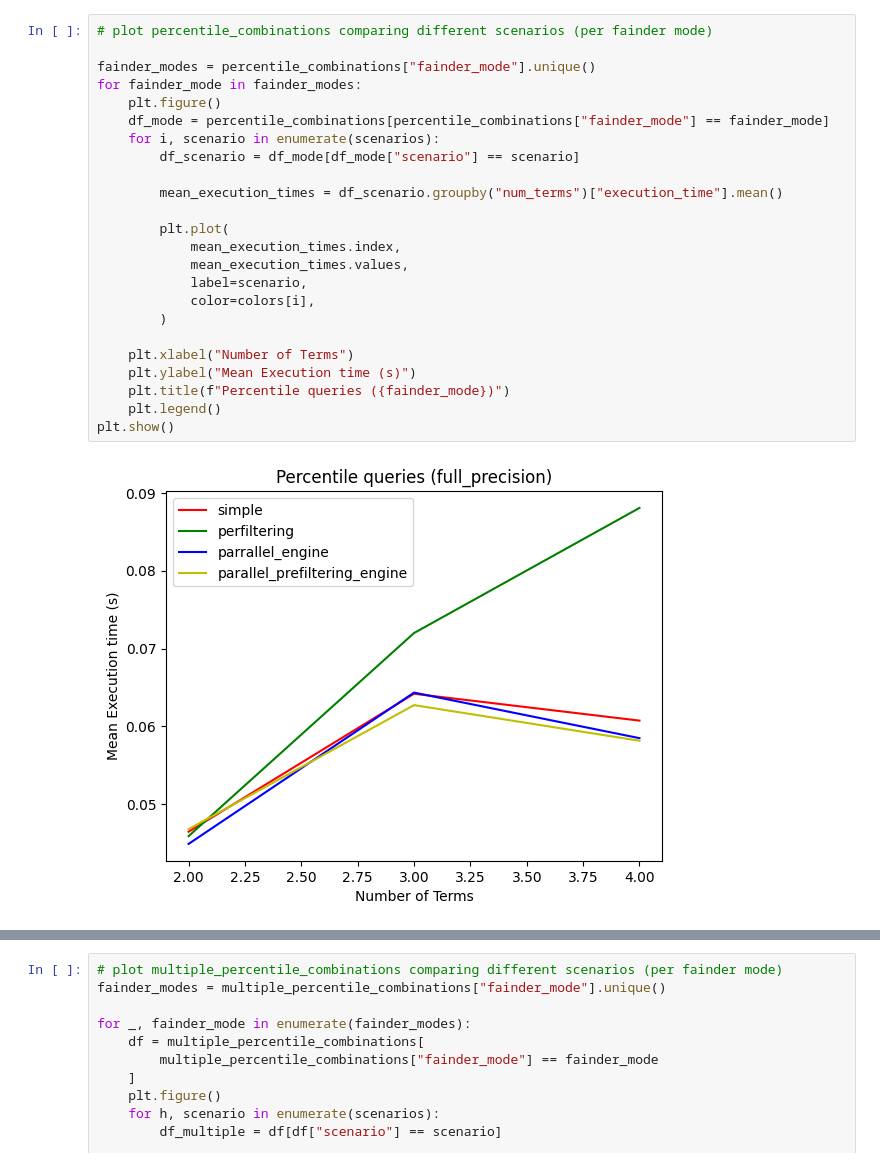
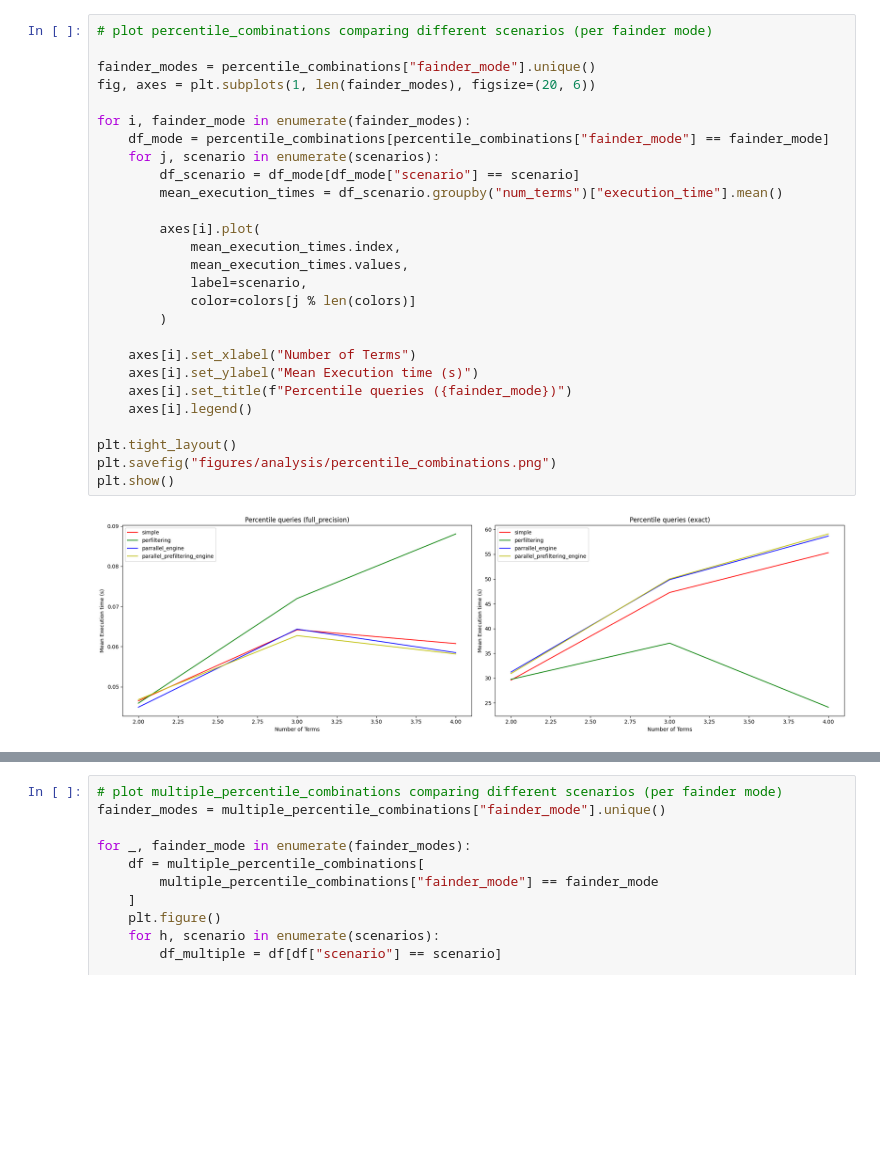
Before and after one commit to leonardgeissler/fainder-demo, a Jupyter notebook: analysis/performance_tests/analysis.ipynb, the cells around one changed output, grey strips where cells are left out. Drawn from its saved outputs; the diff is of its cells as text; blank space fills up the shorter version.

```diff
--- a/analysis/performance_tests/analysis.ipynb
+++ b/analysis/performance_tests/analysis.ipynb
@@ -88,26 +167,29 @@ Multiple percentile combinations: 144
 # %%
 # plot percentile_combinations comparing different scenarios (per fainder mode)
 
 fainder_modes = percentile_combinations["fainder_mode"].unique()
-for fainder_mode in fainder_modes:
-    plt.figure()
+fig, axes = plt.subplots(1, len(fainder_modes), figsize=(20, 6))
+
+for i, fainder_mode in enumerate(fainder_modes):
     df_mode = percentile_combinations[percentile_combinations["fainder_mode"] == fainder_mode]
-    for i, scenario in enumerate(scenarios):
+    for j, scenario in enumerate(scenarios):
         df_scenario = df_mode[df_mode["scenario"] == scenario]
-
         mean_execution_times = df_scenario.groupby("num_terms")["execution_time"].mean()
 
-        plt.plot(
+        axes[i].plot(
             mean_execution_times.index,
             mean_execution_times.values,
             label=scenario,
-            color=colors[i],
+            color=colors[j % len(colors)]
         )
 
-    plt.xlabel("Number of Terms")
-    plt.ylabel("Mean Execution time (s)")
-    plt.title(f"Percentile queries ({fainder_mode})")
-    plt.legend()
+    axes[i].set_xlabel("Number of Terms")
+    axes[i].set_ylabel("Mean Execution time (s)")
+    axes[i].set_title(f"Percentile queries ({fainder_mode})")
+    axes[i].legend()
+
+plt.tight_layout()
+plt.savefig("figures/analysis/percentile_combinations.png")
 plt.show()
 # %% [output]
-[figure, old version]
+[figure, new version]
```
Also changed, not shown: parts of 5 cells of this notebook, 3 other files.
